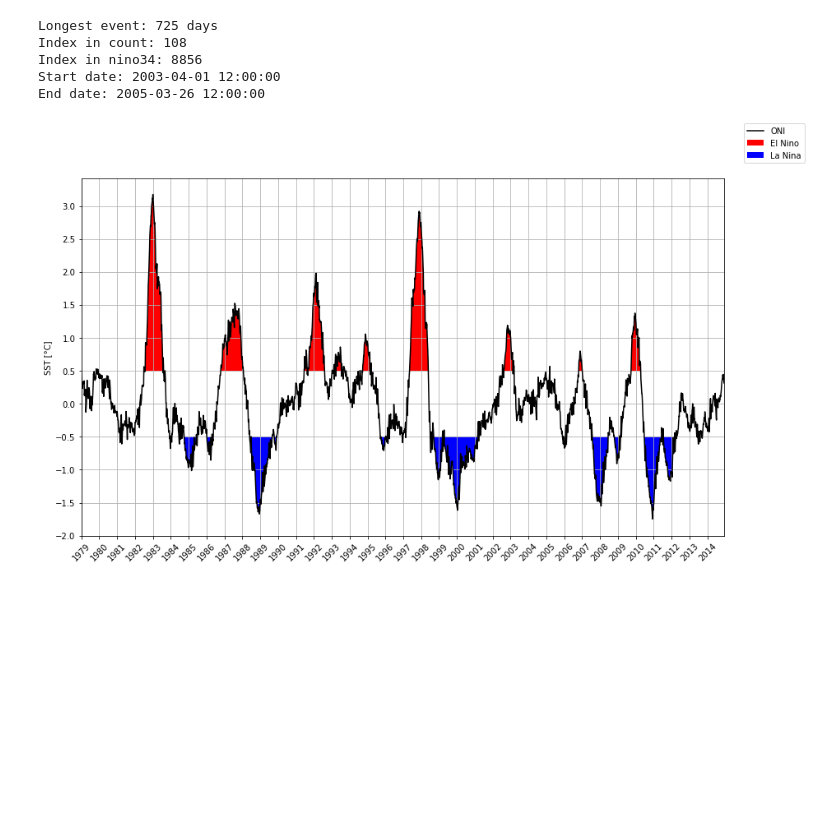
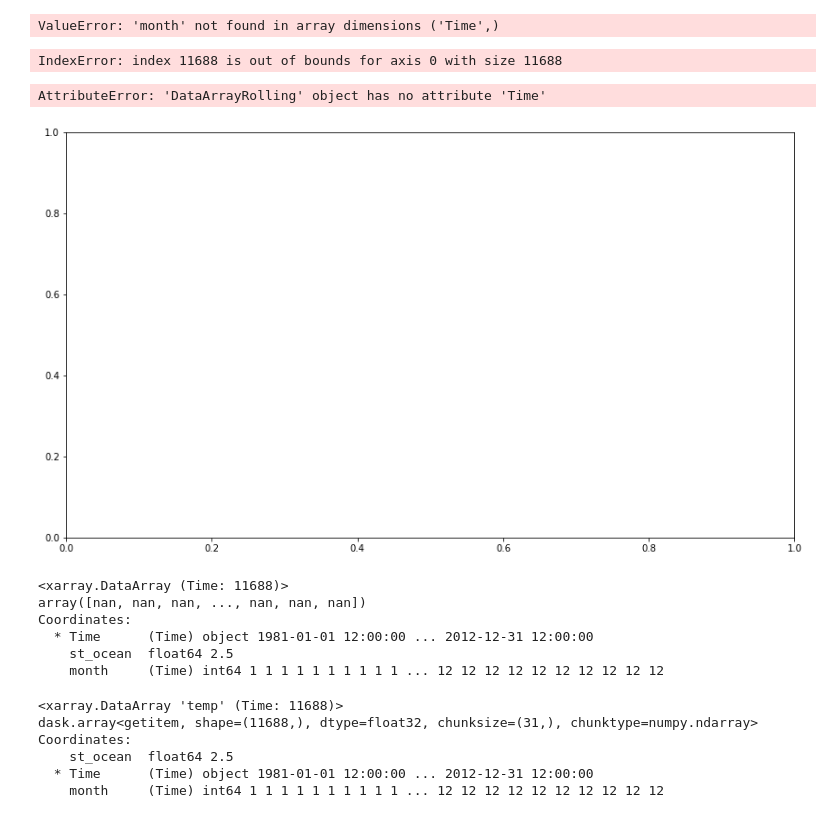
Before and after one commit to stellema/euc_particles, a Jupyter notebook: scripts/nino_test.ipynb, the cells around one changed output. Drawn from its saved outputs; the diff is of its cells as text; code cells hidden in the pictures; blank space fills up the shorter version.

```diff
--- a/scripts/nino_test.ipynb
+++ b/scripts/nino_test.ipynb
@@ -10,26 +10,13 @@ from main import paths, EUC_particles, ofam_fieldset, get_date
 from main import plot3D, ParticleFile_transport, timer
 
 fpath, dpath, xpath = paths()
-tpath = Path('/g', 'data3', 'hh5', 'tmp', 'as3189', 'OFAM')
-date_bnds = [get_date(1979, 1, 1), get_date(2014, 12, 'max')]
+# tpath = Path('/g', 'data3', 'hh5', 'tmp', 'as3189', 'OFAM')
+date_bnds = [get_date(1981, 1, 1), get_date(2012, 12, 'max')]
 # date_bnds = [get_date(2070, 1, 1), get_date(2101, 12, 'max')]
 temp = []
 
 for y in range(date_bnds[0].year, date_bnds[1].year + 1):
     for m in range(date_bnds[0].month, date_bnds[1].month + 1):
-        temp.append(tpath.joinpath('ocean_temp_{}_{:02d}.nc'.format(y, m)))
+        temp.append(xpath.joinpath('ocean_temp_{}_{:02d}.nc'.format(y, m)))
 
 ds = xr.open_mfdataset(temp)
-
-# Select the SST averaged over the nino3.4 area.
-sst = ds.sel(yt_ocean=slice(-5, 5), xt_ocean=slice(190, 240), st_ocean=2.5)
-sst = sst.temp.mean(['yt_ocean', 'xt_ocean'])
-
-# SST monthly climatology.
-sst_clim = sst.groupby('Time.month').mean('Time')
-
-# SST anomoly.
-sst_anom = sst.groupby('Time.month') - sst_clim
-
-# ONI index.
-oni = sst_anom.rolling(Time=5).mean(dim='Time')
@@ -36,3 +36,18 @@ oni = sst_anom.rolling(Time=5).mean(dim='Time')
+# %%
+# Select the SST averaged over the nino3.4 area.
+sst = ds.sel(yt_ocean=slice(-5, 5), xt_ocean=slice(190, 240), st_ocean=2.5)
+sst = sst.temp.mean(['yt_ocean', 'xt_ocean'])
+
+# SST monthly climatology.
+sst_clim = xr.open_dataset(xpath.joinpath('ocean_temp_1981-2012_climo.nc')).temp
+
+# SST anomoly.
+sst_anom = sst.groupby('Time.month').mean('month') - sst_clim
+
+# ONI index.
+oni = sst_anom.rolling(Time=5).mean()
+# %% [output]
+ValueError: 'month' not found in array dimensions ('Time',)
 # %%
 # Create a categorical dataarray of events.
 oni.load() # Need to load oni first.
@@ -70,28 +85,43 @@ end = nino34[max_idx + max_len].Time.item()
 print('Start date:', strt)
 print('End date:', end)
 # %% [output]
-Longest event: 725 days
-Index in count: 108
-Index in nino34: 8856
-Start date: 2003-04-01 12:00:00
-End date: 2005-03-26 12:00:00
+IndexError: index 11688 is out of bounds for axis 0 with size 11688
 # %%
 fig, ax = plt.subplots(figsize=(14, 8))
 # ax.plot(oni.Time, sst_anom, 'green', label='SST_anom')
 ax.plot(oni.Time, oni, 'k', label='ONI')
 
 ax.fill_between(oni.Time.values, oni, 0.5, where=(oni>=0.5), facecolor='r', label='El Nino')
 ax.fill_between(oni.Time.values, oni, -0.5, where=(oni<=-0.5), facecolor='b', label='La Nina')
 
-ticks_to_use = oni.Time.values[::366]
+ticks_to_use = oni.Time.values[::366*2]
 labels = [ i.strftime("%-Y") for i in ticks_to_use ]
 ax.set_xlim(oni.Time[0].item(), oni.Time[-1].item())
 ax.set_xticks(ticks_to_use)
 ax.set_xticklabels(labels, rotation=45)
 ax.set_yticks(np.arange(-2, 3.5, 0.5))
 ax.set_ylabel('SST [°C]')
 ax.grid()
 fig.legend()
 plt.savefig(fpath.joinpath('ONI_{}-{}.png'.format(date_bnds[0].year, date_bnds[-1].year)))
 # %% [output]
+AttributeError: 'DataArrayRolling' object has no attribute 'Time'
-[figure, old version]
+[figure, new version]
+# %%
+oni
+# %% [output]
+<xarray.DataArray (Time: 11688)>
+array([nan, nan, nan, ..., nan, nan, nan])
+Coordinates:
+  * Time      (Time) object 1981-01-01 12:00:00 ... 2012-12-31 12:00:00
+    st_ocean  float64 2.5
+    month     (Time) int64 1 1 1 1 1 1 1 1 1 1 ... 12 12 12 12 12 12 12 12 12 12
+# %%
+sst_anom
+# %% [output]
+<xarray.DataArray 'temp' (Time: 11688)>
+dask.array<getitem, shape=(11688,), dtype=float32, chunksize=(31,), chunktype=numpy.ndarray>
+Coordinates:
+    st_ocean  float64 2.5
+  * Time      (Time) object 1981-01-01 12:00:00 ... 2012-12-31 12:00:00
+    month     (Time) int64 1 1 1 1 1 1 1 1 1 1 ... 12 12 12 12 12 12 12 12 12 12
```
Also changed, not shown: parts of 4 cells of this notebook, 22 other files.
